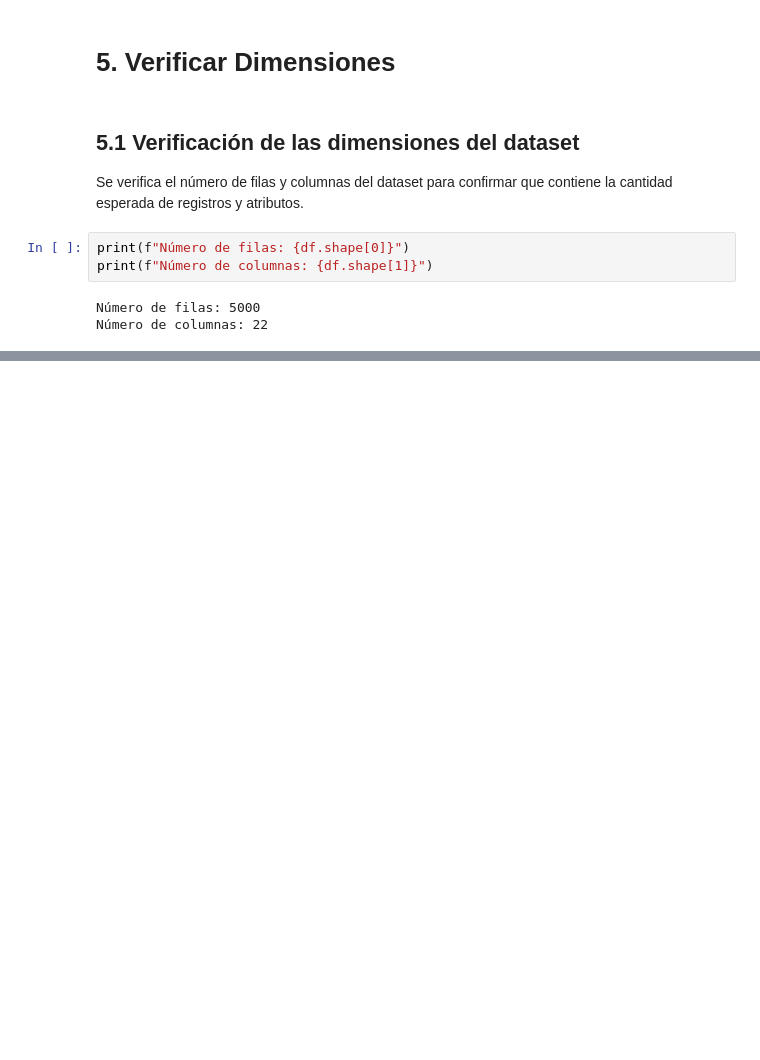
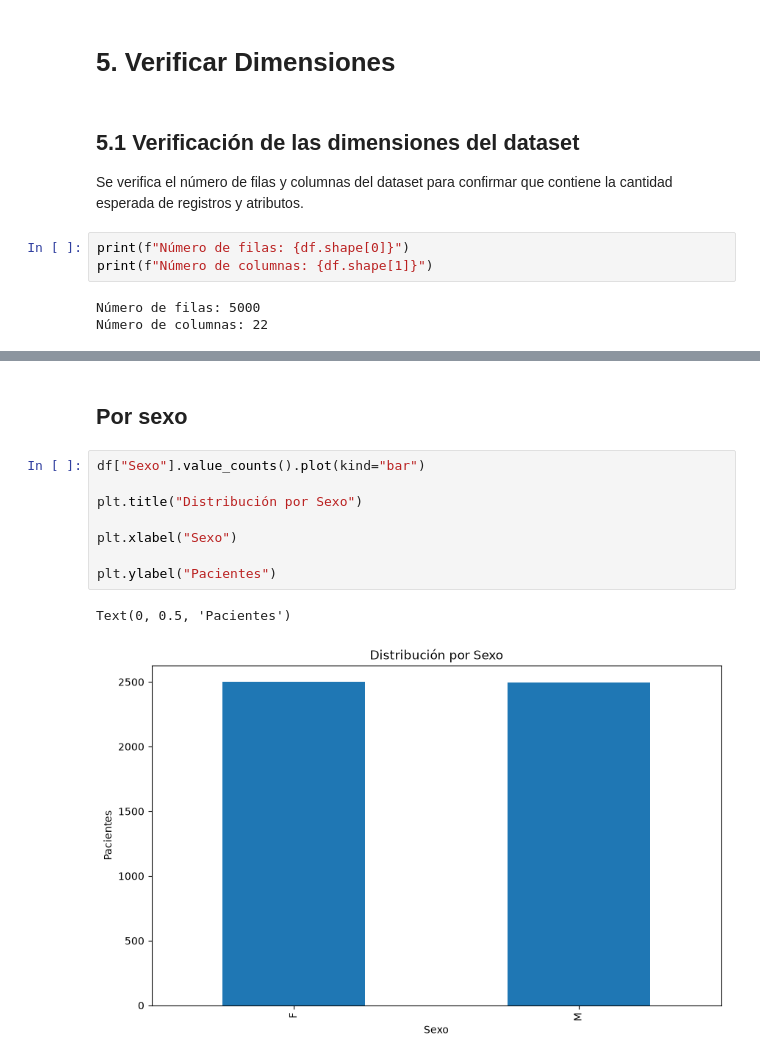
Before and after one commit to el-yisus-dev/ECBD_9b_equipo_dinamita, a Jupyter notebook: notebook/Practica07.ipynb, the cells around one changed output, grey strips where cells are left out. Saved outputs shown, nothing was run; the diff lists cells and outputs as text; blank space fills up the shorter version.

```diff
--- a/notebook/Practica07.ipynb
+++ b/notebook/Practica07.ipynb
@@ -63,0 +460,13 @@ Número de columnas: 22
+# %% [markdown]
+## Por sexo
+# %%
+df["Sexo"].value_counts().plot(kind="bar")
+
+plt.title("Distribución por Sexo")
+
+plt.xlabel("Sexo")
+
+plt.ylabel("Pacientes")
+# %% [output]
+Text(0, 0.5, 'Pacientes')
+[figure, added]
```
Also changed, not shown: parts of 46 cells of this notebook.
